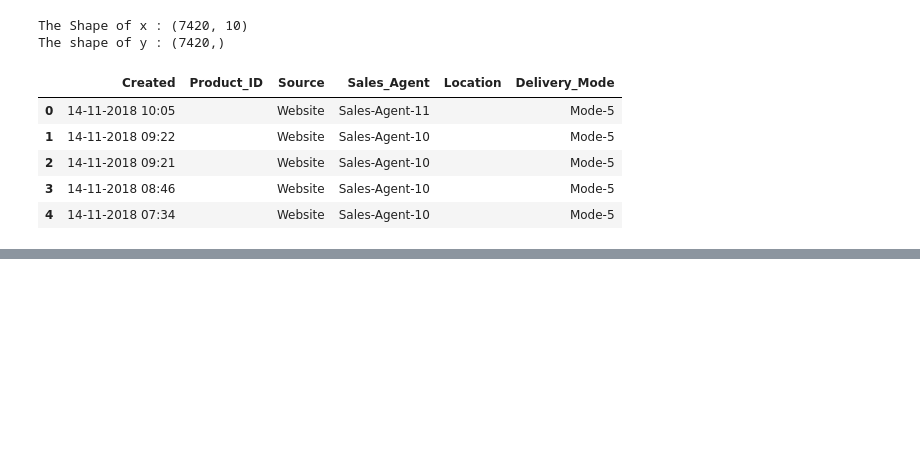
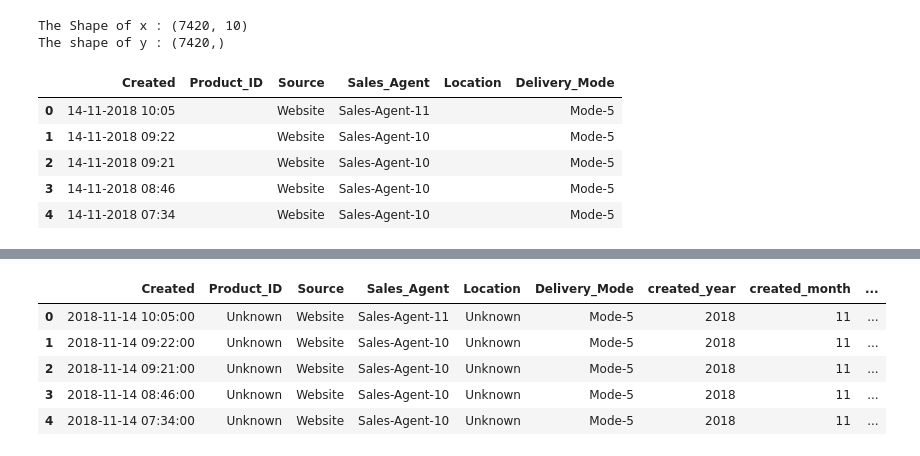
Before and after one commit to shiv-1024/Sales_Effectiveness, a Jupyter notebook: main.ipynb, the cells around one changed output, grey strips where cells are left out. Cells and saved outputs as stored; diff of their text form; code cells hidden in the pictures; blank space fills up the shorter version.

```diff
--- a/main.ipynb
+++ b/main.ipynb
@@ -545,0 +554,5 @@ status_clean
+# %%
+blank_columns = ['Product_ID','Location','Source','Sales_Agent']
+
+for col in blank_columns:
+    x[col] = x[col].replace('','Unknown')
@@ -545,0 +601,4 @@ status_clean
+# %%
+x['Created'] = pd.to_datetime(
+    x['Created'],format = '%d-%m-%Y %H:%M'
+)
@@ -545,0 +615,15 @@ status_clean
+# %%
+x['created_year'] = x['Created'].dt.year
+x['created_month']=x['Created'].dt.month
+x['created_day']=x['Created'].dt.day
+x['created_hour'] =x['Created'].dt.hour
+x['created_dayofweek']=x['Created'].dt.dayofweek
+# %%
+x.head()
+# %% [output]
+|  | Created | Product_ID | Source | Sales_Agent | Location | Delivery_Mode | created_year | created_month | ... |
+| 0 | 2018-11-14 10:05:00 | Unknown | Website | Sales-Agent-11 | Unknown | Mode-5 | 2018 | 11 | ... |
+| 1 | 2018-11-14 09:22:00 | Unknown | Website | Sales-Agent-10 | Unknown | Mode-5 | 2018 | 11 | ... |
+| 2 | 2018-11-14 09:21:00 | Unknown | Website | Sales-Agent-10 | Unknown | Mode-5 | 2018 | 11 | ... |
+| 3 | 2018-11-14 08:46:00 | Unknown | Website | Sales-Agent-10 | Unknown | Mode-5 | 2018 | 11 | ... |
+| 4 | 2018-11-14 07:34:00 | Unknown | Website | Sales-Agent-10 | Unknown | Mode-5 | 2018 | 11 | ... |
```
Also changed, not shown: parts of 19 cells of this notebook.
